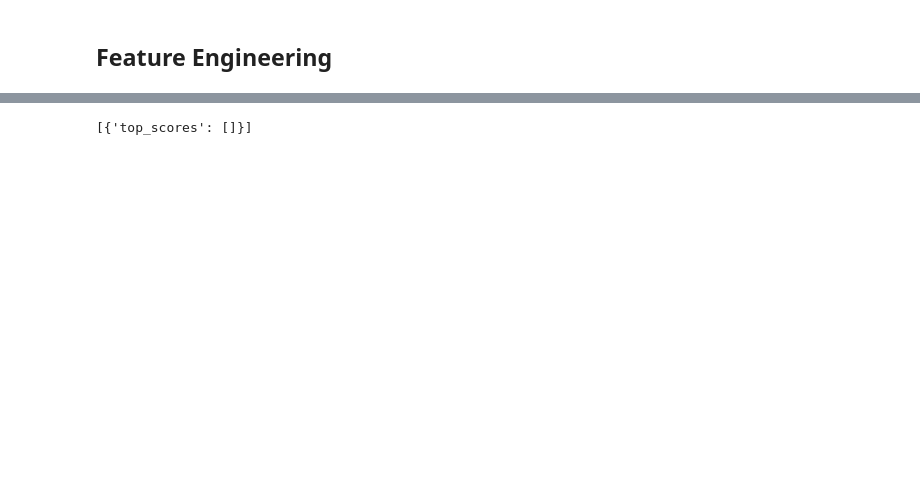
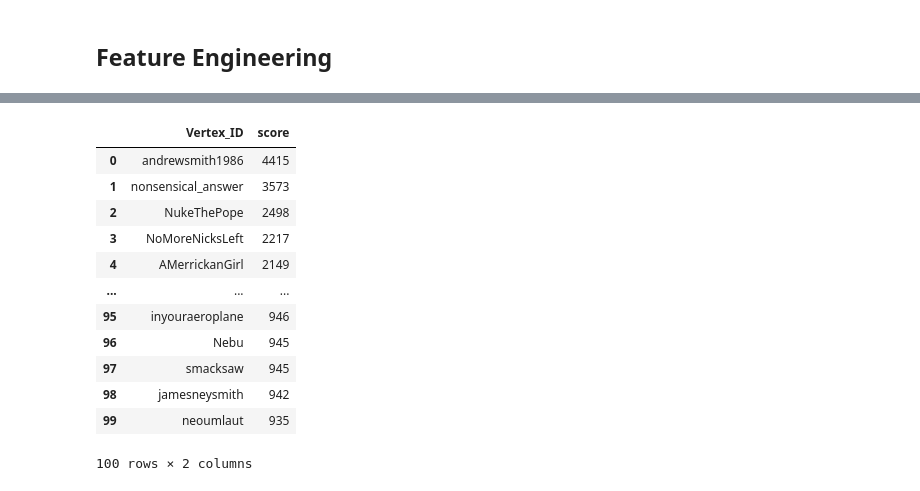
Before and after one commit to scottasut/dsc180b-project, a Jupyter notebook: src/models/network_stats.ipynb, the cells around one changed output, grey strips where cells are left out. Cells and saved outputs as stored; diff of their text form; code cells hidden in the pictures; blank space fills up the shorter version.

```diff
--- a/src/models/network_stats.ipynb
+++ b/src/models/network_stats.ipynb
@@ -142,12 +141,21 @@ ValueError: The query name is not included in the list of queries.
 # %%
-tg_closeness_params = {
-    "v_type": "User",
-    "e_type": ["replied_to", "reverse_wrote"],
-    "reverse_e_type": ["reverse_replied_to"],
-    "result_attr": "closeness"
+tg_degree_params = {
+    "v_type": ["User"],
+    "e_type": ["interacted_with", "posted", "replied_to", "belongs_to"]
 }
-results = pd.json_normalize(f.runAlgorithm("tg_closeness_cent", tg_closeness_params))
+results = pd.json_normalize(f.runAlgorithm("tg_degree_cent",tg_degree_params)[0]['top_scores'])
 results
-f.runAlgorithm("tg_closeness_cent", tg_closeness_params)
 # %% [output]
+|  | Vertex_ID | score |
+| 0 | andrewsmith1986 | 4415 |
+| 1 | nonsensical_answer | 3573 |
+| 2 | NukeThePope | 2498 |
+| 3 | NoMoreNicksLeft | 2217 |
+| 4 | AMerrickanGirl | 2149 |
+| ... | ... | ... |
+| 95 | inyouraeroplane | 946 |
+| 96 | Nebu | 945 |
+| 97 | smacksaw | 945 |
+| 98 | jamesneysmith | 942 |
+| 99 | neoumlaut | 935 |
-[{'top_scores': []}]
+100 rows × 2 columns
```
Also changed, not shown: parts of 32 cells of this notebook.
